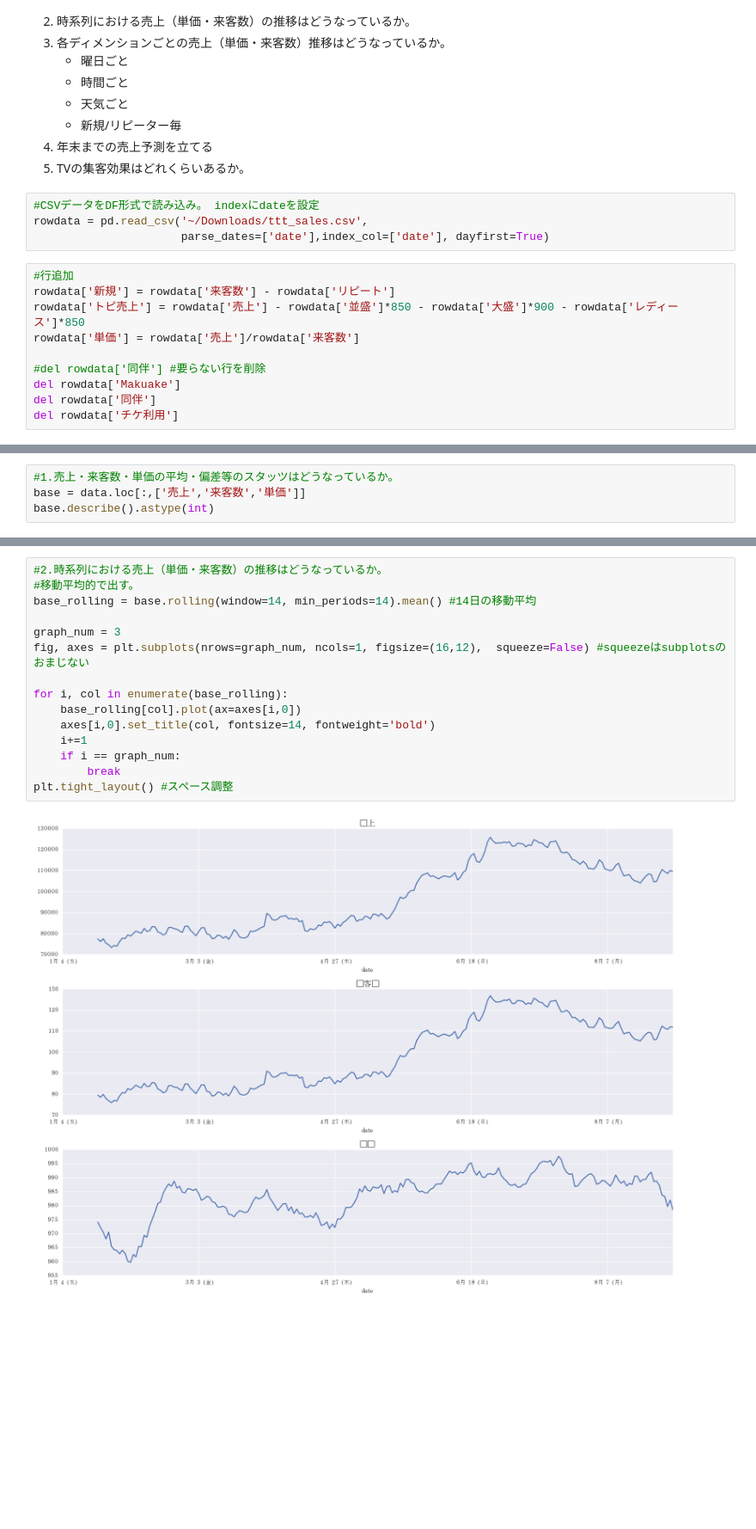
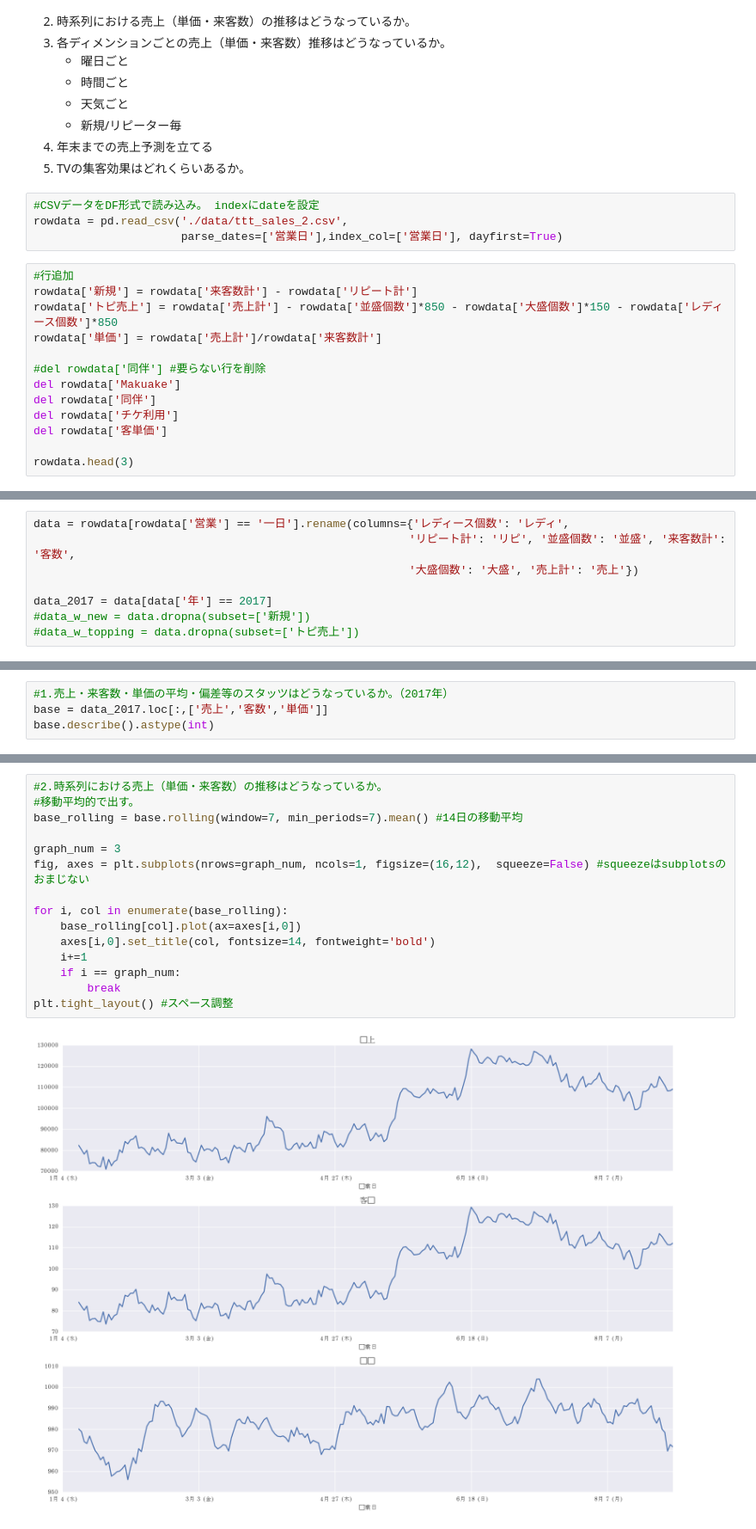
Before and after one commit to hayato1986/analysis, a Jupyter notebook: 1709tantantiger_sales_analysis.ipynb, the cells around one changed output, grey strips where cells are left out. Shown at 86% size. Saved outputs shown, nothing was run; the diff lists cells and outputs as text; blank space fills up the shorter version.

```diff
--- a/1709tantantiger_sales_analysis.ipynb
+++ b/1709tantantiger_sales_analysis.ipynb
@@ -31,15 +27,18 @@ sns.set(font='AppleMyungjo')
 4. TVの集客効果はどれくらいあるか。
 # %%
 #CSVデータをDF形式で読み込み。 indexにdateを設定
-rowdata = pd.read_csv('~/Downloads/ttt_sales.csv',
-                      parse_dates=['date'],index_col=['date'], dayfirst=True)
+rowdata = pd.read_csv('./data/ttt_sales_2.csv',
+                      parse_dates=['営業日'],index_col=['営業日'], dayfirst=True)
 # %%
 #行追加
-rowdata['新規'] = rowdata['来客数'] - rowdata['リピート']
-rowdata['トピ売上'] = rowdata['売上'] - rowdata['並盛']*850 - rowdata['大盛']*900 - rowdata['レディース']*850
-rowdata['単価'] = rowdata['売上']/rowdata['来客数']
+rowdata['新規'] = rowdata['来客数計'] - rowdata['リピート計']
+rowdata['トピ売上'] = rowdata['売上計'] - rowdata['並盛個数']*850 - rowdata['大盛個数']*150 - rowdata['レディース個数']*850
+rowdata['単価'] = rowdata['売上計']/rowdata['来客数計']
 
 #del rowdata['同伴'] #要らない行を削除
 del rowdata['Makuake']
 del rowdata['同伴']
 del rowdata['チケ利用']
+del rowdata['客単価']
+
+rowdata.head(3)
@@ -48 +52,9 @@ data = rowdata[rowdata['type'] == '一日'].rename(columns={'レディース': '
+# %%
+data = rowdata[rowdata['営業'] == '一日'].rename(columns={'レディース個数': 'レディ',
+                                                        'リピート計': 'リピ', '並盛個数': '並盛', '来客数計': '客数',
+                                                        '大盛個数': '大盛', '売上計': '売上'})
+
+data_2017 = data[data['年'] == 2017]
+#data_w_new = data.dropna(subset=['新規'])
+#data_w_topping = data.dropna(subset=['トピ売上'])
 # %%
@@ -59,7 +71,7 @@ data.describe().astype(int)
 | max | 120 | 55 | 22 | 162 | 164150 | 88 | 31 | 37 | 30 | 25 | ... | ... |
 8 rows × 21 columns
 # %%
-#1.売上・来客数・単価の平均・偏差等のスタッツはどうなっているか。
-base = data.loc[:,['売上','来客数','単価']]
+#1.売上・来客数・単価の平均・偏差等のスタッツはどうなっているか。（2017年）
+base = data_2017.loc[:,['売上','客数','単価']]
 base.describe().astype(int)
 # %% [output]
@@ -106,17 +118,17 @@ plus.describe().astype(int)
 # %%
 #2.時系列における売上（単価・来客数）の推移はどうなっているか。
 #移動平均的で出す。
-base_rolling = base.rolling(window=14, min_periods=14).mean() #14日の移動平均
+base_rolling = base.rolling(window=7, min_periods=7).mean() #14日の移動平均
 
 graph_num = 3
 fig, axes = plt.subplots(nrows=graph_num, ncols=1, figsize=(16,12),  squeeze=False) #squeezeはsubplotsのおまじない
 
 for i, col in enumerate(base_rolling):
     base_rolling[col].plot(ax=axes[i,0])
     axes[i,0].set_title(col, fontsize=14, fontweight='bold')
     i+=1
     if i == graph_num:
         break
 plt.tight_layout() #スペース調整
 # %% [output]
-[figure, old version]
+[figure, new version]
```
Also changed, not shown: parts of 15 cells of this notebook, 1 other file.
